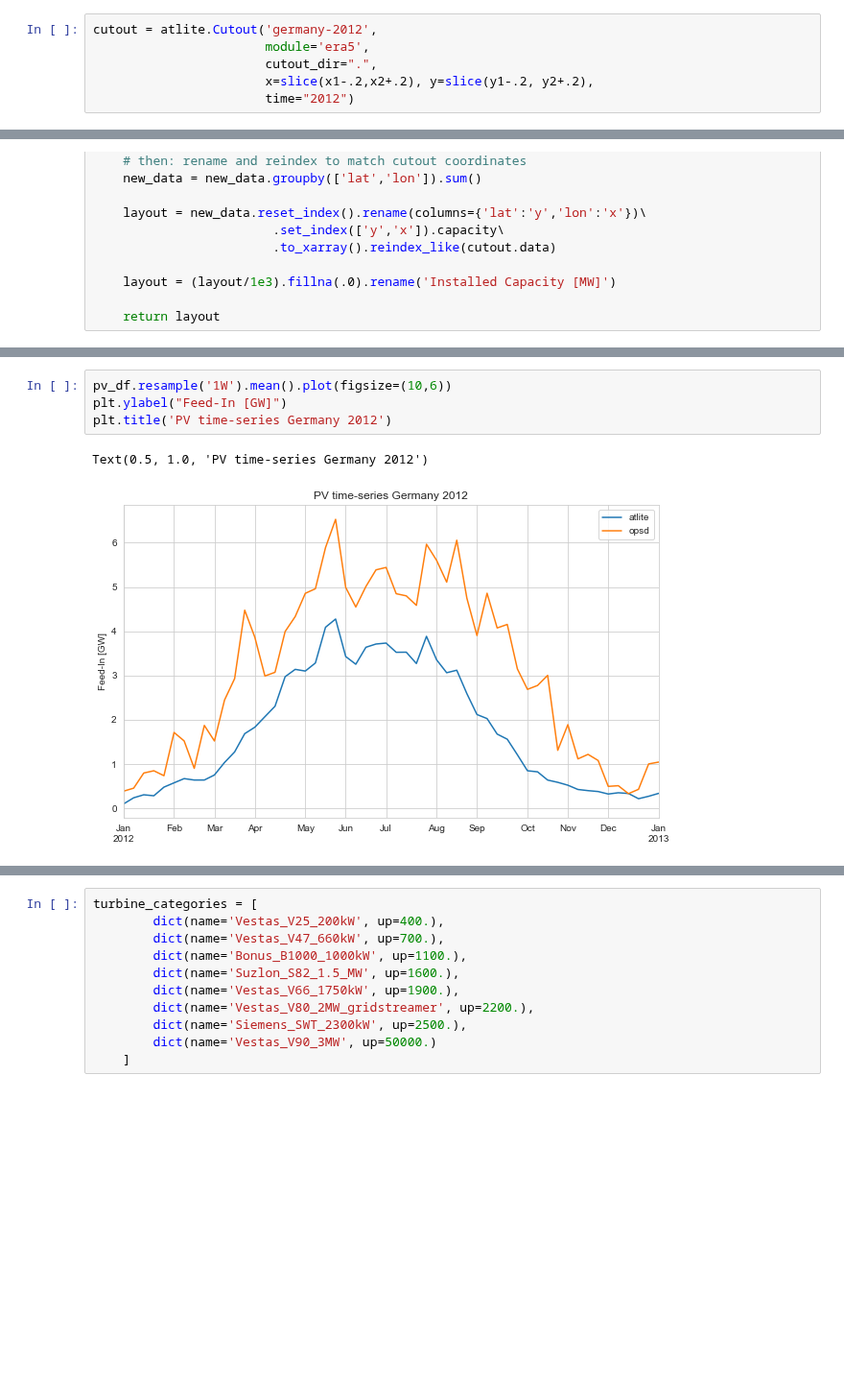
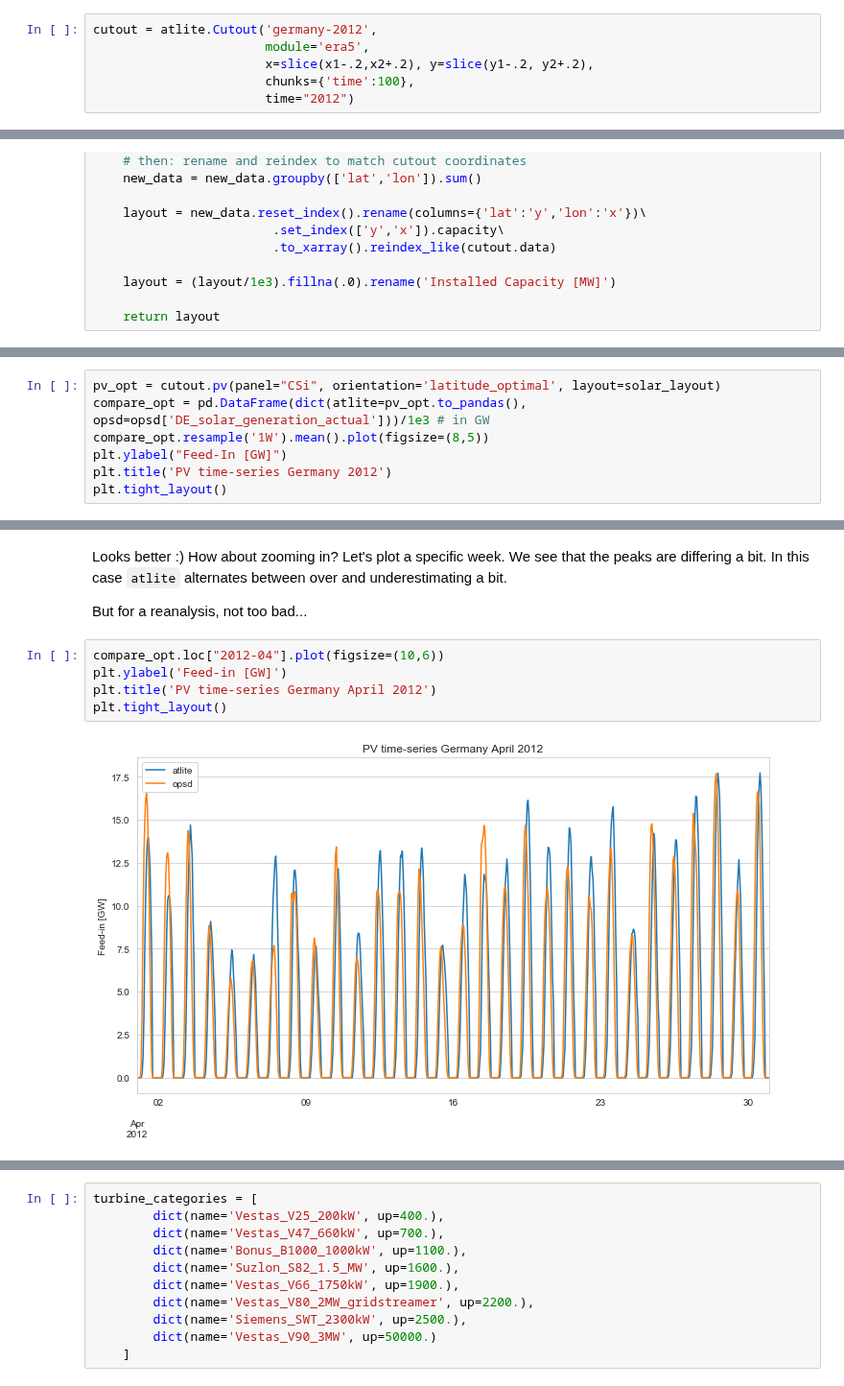
Before and after one commit to PyPSA/atlite, a Jupyter notebook: examples/historic-comparison-germany.ipynb, the cells around one changed output, grey strips where cells are left out. Shown at 96% size. Cells and saved outputs as stored; diff of their text form; blank space fills up the shorter version.

```diff
--- a/examples/historic-comparison-germany.ipynb
+++ b/examples/historic-comparison-germany.ipynb
@@ -90,8 +95,8 @@ x1, y1, x2, y2 = de['geometry'].bounds
 # %%
 cutout = atlite.Cutout('germany-2012',
                        module='era5',
-                       cutout_dir=".",
                        x=slice(x1-.2,x2+.2), y=slice(y1-.2, y2+.2),
+                       chunks={'time':100},
                        time="2012")
 # %%
 cutout.prepare()
@@ -236,0 +255,7 @@ pv_df = pv_df/1e3 # in GW
+# %%
+pv_opt = cutout.pv(panel="CSi", orientation='latitude_optimal', layout=solar_layout)
+compare_opt = pd.DataFrame(dict(atlite=pv_opt.to_pandas(), opsd=opsd['DE_solar_generation_actual']))/1e3 # in GW
+compare_opt.resample('1W').mean().plot(figsize=(8,5))
+plt.ylabel("Feed-In [GW]")
+plt.title('PV time-series Germany 2012')
+plt.tight_layout()
@@ -237,7 +266,11 @@ pv_df = pv_df/1e3 # in GW
+# %% [markdown]
+Looks better :) How about zooming in? Let's plot a specific week. We see that the peaks are differing a bit. In this case `atlite` alternates between over and underestimating a bit.
+
+But for a reanalysis, not too bad...
 # %%
-pv_df.resample('1W').mean().plot(figsize=(10,6))
-plt.ylabel("Feed-In [GW]")
-plt.title('PV time-series Germany 2012')
+compare_opt.loc["2012-04"].plot(figsize=(10,6))
+plt.ylabel('Feed-in [GW]')
+plt.title('PV time-series Germany April 2012')
+plt.tight_layout()
 # %% [output]
-Text(0.5, 1.0, 'PV time-series Germany 2012')
-[figure, old version]
+[figure, new version]
```
Also changed, not shown: parts of 34 cells of this notebook, 1 other file.
